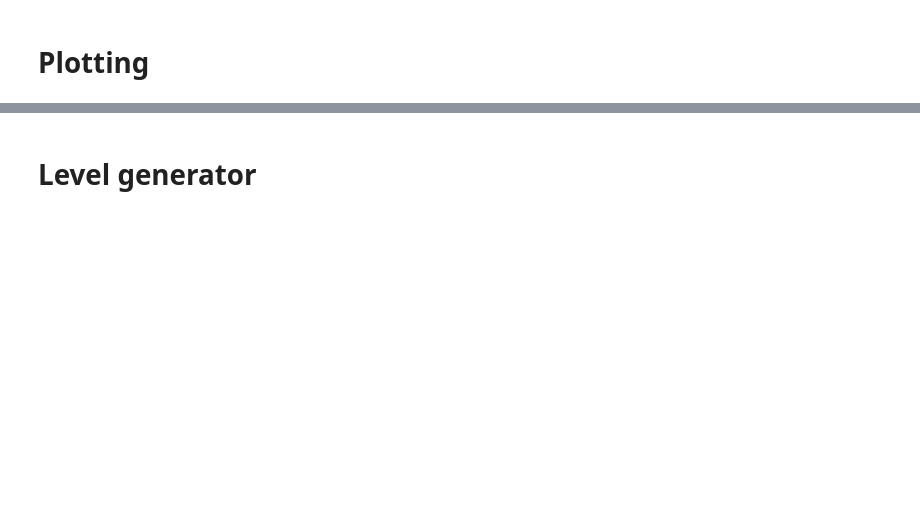
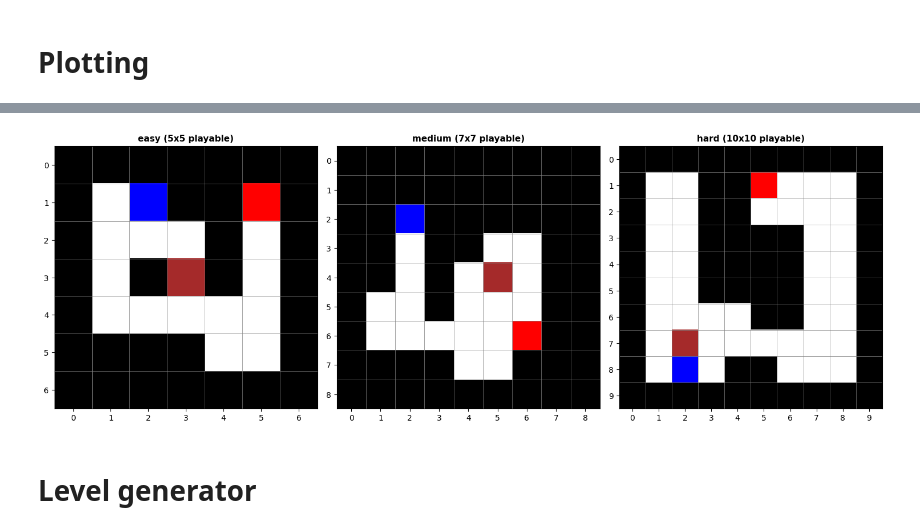
Before and after one commit to FlavioFoxes/colosseum, a Jupyter notebook: src/colosseum/tasks/maze/notebooks/maze_generation.ipynb, the cells around one changed output, grey strips where cells are left out. Drawn from its saved outputs; the diff is of its cells as text; code cells hidden in the pictures; blank space fills up the shorter version.

```diff
--- a/src/colosseum/tasks/maze/notebooks/maze_generation.ipynb
+++ b/src/colosseum/tasks/maze/notebooks/maze_generation.ipynb
@@ -121,3 +121,84 @@ def plot_multiple_levels(
 
     plt.tight_layout()
     return fig, axes
+# %%
+"""
+#######
+#.r##@#
+#...#.#
+#.#b#.#
+#.....#
+####..#
+#######
+"""
+TEST_MAP_5X5 = [
+  [1,  1,  1,  1,  1,  1,  1],
+  [1,  0, 'r', 1,  1, 'g', 1],
+  [1,  0,  0,  0,  1,  0,  1],
+  [1,  0,  1, 'b', 1,  0,  1],
+  [1,  0,  0,  0,  0,  0,  1],
+  [1,  1,  1,  1,  0,  0,  1],
+  [1,  1,  1,  1,  1,  1,  1],
+]
+
+"""
+#########
+#########
+##r######
+##.##ee##
+##.#eb.##
+#e.#e..##
+#e....@##
+####ee###
+#########
+"""
+TEST_MAP_7X7 = [
+    [1,  1,  1,  1,  1,  1,  1,  1,  1],
+    [1,  1,  1,  1,  1,  1,  1,  1,  1],
+    [1,  1, 'r', 1,  1,  1,  1,  1,  1],
+    [1,  1,  0,  1,  1,  0,  0,  1,  1],
+    [1,  1,  0,  1,  0, 'b', 0,  1,  1],
+    [1,  0,  0,  1,  0,  0,  0,  1,  1],
+    [1,  0,  0,  0,  0,  0, 'g', 1,  1],
+    [1,  1,  1,  1,  0,  0,  1,  1,  1],
+    [1,  1,  1,  1,  1,  1,  1,  1,  1]
+]
+
+"""
+##########
+#..##@...#
+#..##....#
+#..####..#
+#..####..#
+#..####..#
+#....##..#
+#.b......#
+#.r.##...#
+##########
+"""
+TEST_MAP_10X10 = [
+  [1,  1,  1,  1,  1,  1,  1,  1,  1,  1],
+  [1,  0,  0,  1,  1, 'g', 0,  0,  0,  1],
+  [1,  0,  0,  1,  1,  0,  0,  0,  0,  1],
+  [1,  0,  0,  1,  1,  1,  1,  0,  0,  1],
+  [1,  0,  0,  1,  1,  1,  1,  0,  0,  1],
+  [1,  0,  0,  1,  1,  1,  1,  0,  0,  1],
+  [1,  0,  0,  0,  0,  1,  1,  0,  0,  1],
+  [1,  0, 'b', 0,  0,  0,  0,  0,  0,  1],
+  [1,  0, 'r', 0,  1,  1,  0,  0,  0,  1],
+  [1,  1,  1,  1,  1,  1,  1,  1,  1,  1]
+]
+
+plot_multiple_levels(
+    mazes=[
+        TEST_MAP_5X5,
+        TEST_MAP_7X7,
+        TEST_MAP_10X10
+    ],
+    titles=[
+        "easy (5x5 playable)",
+        "medium (7x7 playable)",
+        "hard (10x10 playable)"
+    ]
+)
+# %% [output]
@@ -124,3 +209,4 @@ def plot_multiple_levels(
+[figure, added]
 # %% [markdown]
 # Level generator
 # %%
```
Also changed, not shown: parts of 16 cells of this notebook.
